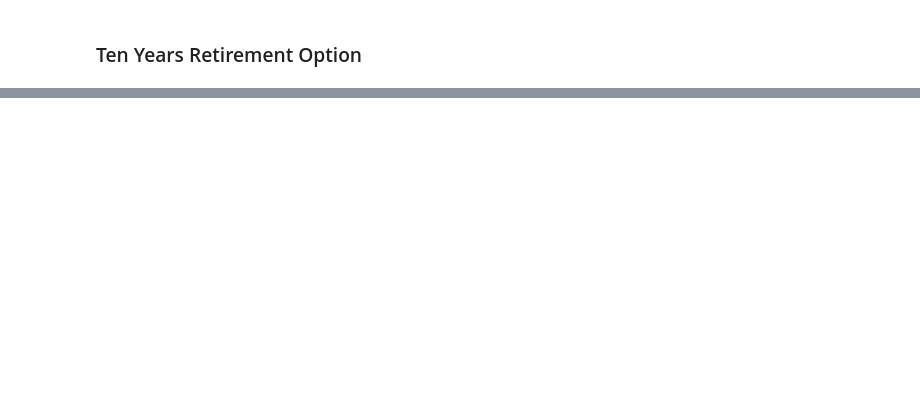
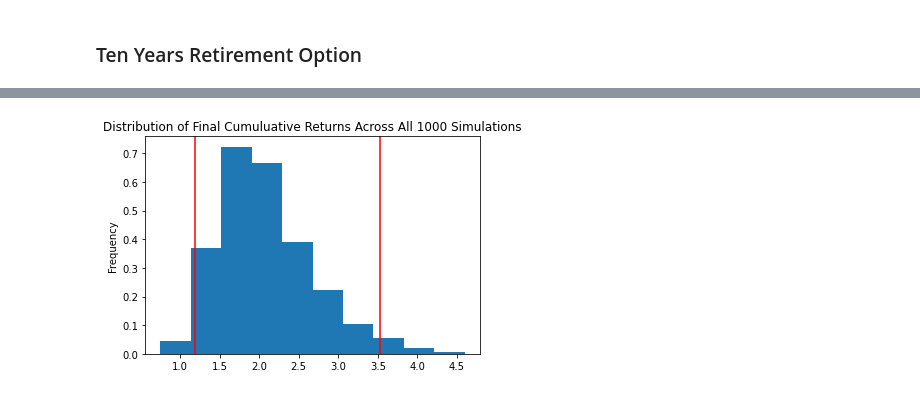
Before and after one commit to pdellis85/API_HW, a Jupyter notebook: financial-planner.ipynb, the cells around one changed output, grey strips where cells are left out. Cells and saved outputs as stored; diff of their text form; code cells hidden in the pictures; blank space fills up the shorter version.

```diff
--- a/financial-planner.ipynb
+++ b/financial-planner.ipynb
@@ -358,3 +442,14 @@ print(f"There is a 95% chance that an initial investment of ${initial_investment
 # %% [markdown]
 ### Ten Years Retirement Option
+# %%
+# Configuring a Monte Carlo simulation to forecast 10 years cumulative returns with 60/40 bonds to stock ratio
+# Set number of simulations
+num_sims = 1000
+
+MC_Daily = MCSimulation(
+    portfolio_data = df_stock_data,
+    weights = [.60,.40],
+    num_simulation = num_sims,
+    num_trading_days = 252*10
+)
 # %%
@@ -369,5 +501,7 @@ print(f"There is a 95% chance that an initial investment of ${initial_investment
 # %%
 # Plot probability distribution and confidence intervals
-# YOUR CODE HERE!
+dist_plot = MC_Daily.plot_distribution()
+# %% [output]
+[figure, added]
 # %%
 # Fetch summary statistics from the Monte Carlo simulation results
```
Also changed, not shown: parts of 24 cells of this notebook.
